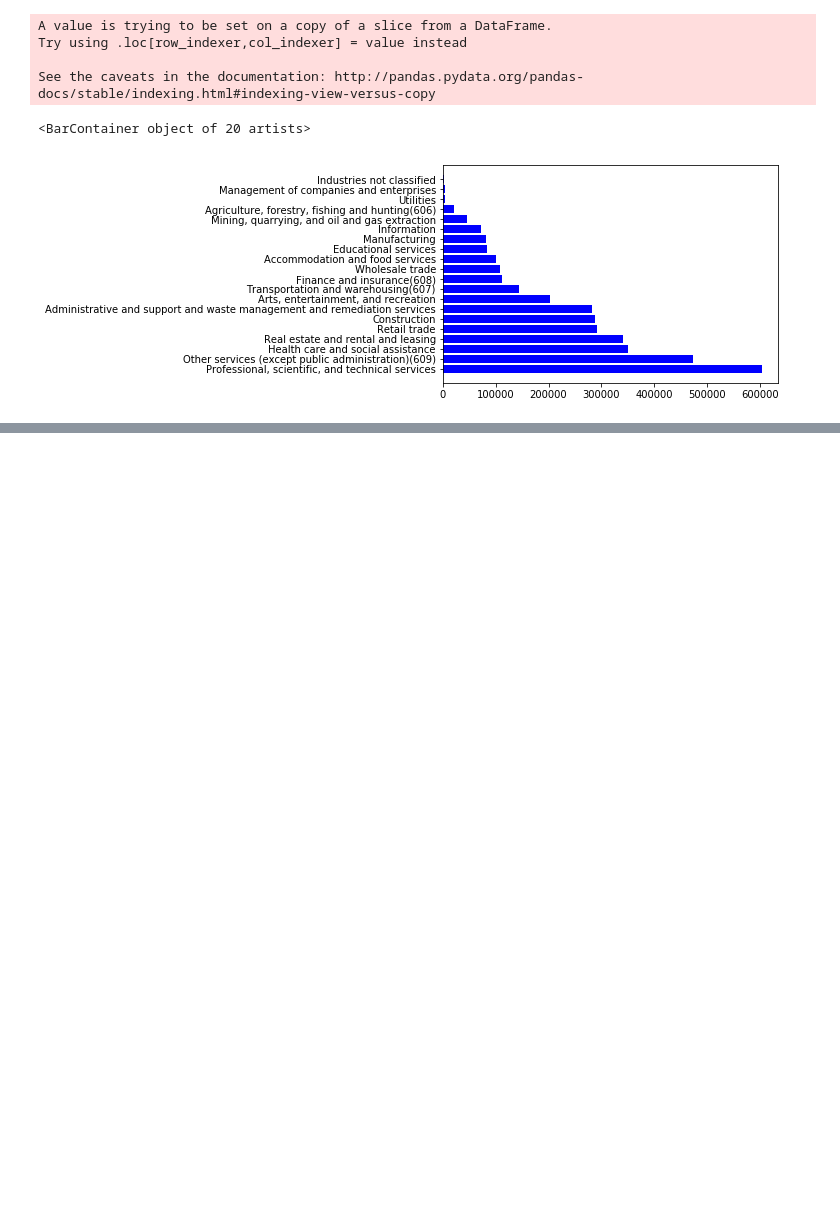
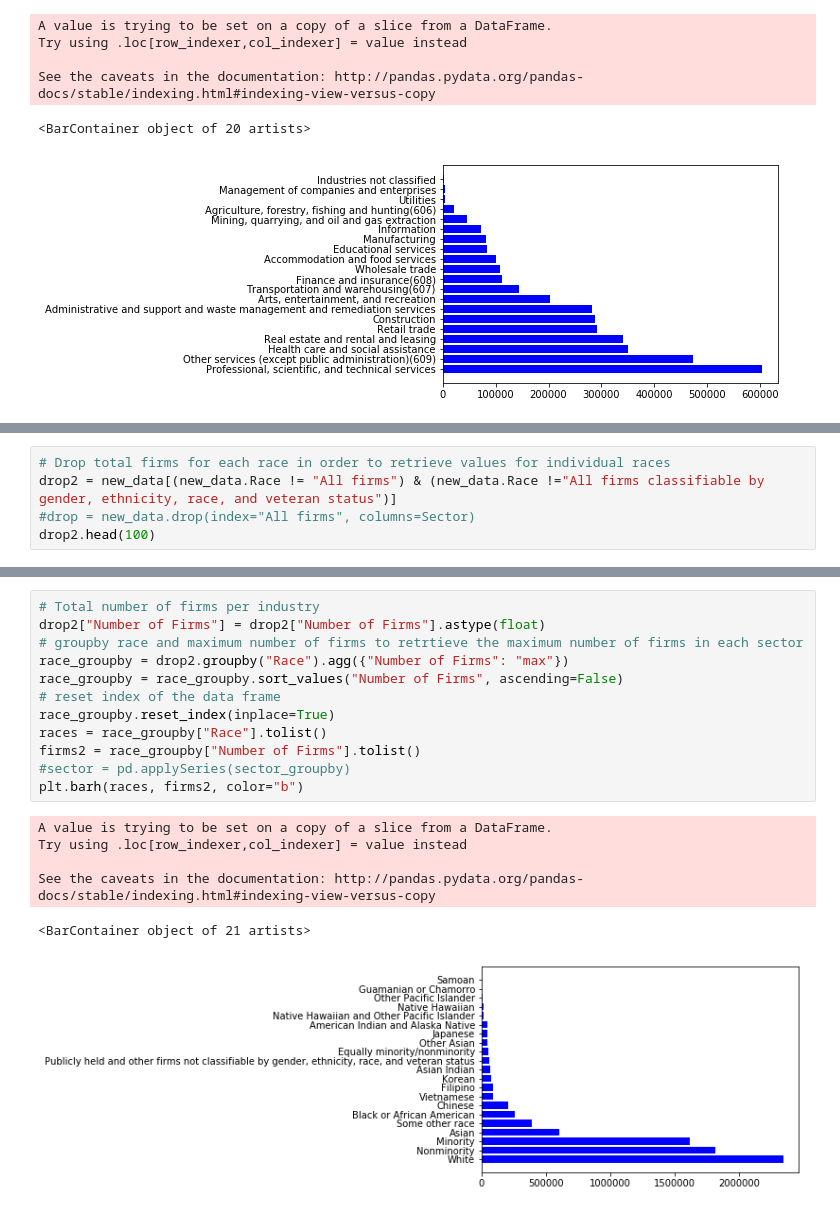
Before and after one commit to tafolabi/Project_Alpha, a Jupyter notebook: Project_Alpha.ipynb, the cells around one changed output, grey strips where cells are left out. Cells and saved outputs as stored; diff of their text form; blank space fills up the shorter version.

Commit message:
made a few more charts and edits

```diff
--- a/Project_Alpha.ipynb
+++ b/Project_Alpha.ipynb
@@ -167,0 +200,5 @@ See the caveats in the documentation: http://pandas.pydata.org/pandas-docs/stabl
+# %%
+# Drop total firms for each race in order to retrieve values for individual races
+drop2 = new_data[(new_data.Race != "All firms") & (new_data.Race !="All firms classifiable by gender, ethnicity, race, and veteran status")]
+#drop = new_data.drop(index="All firms", columns=Sector)
+drop2.head(100)
@@ -167,0 +224,19 @@ See the caveats in the documentation: http://pandas.pydata.org/pandas-docs/stabl
+# %%
+# Total number of firms per industry
+drop2["Number of Firms"] = drop2["Number of Firms"].astype(float)
+# groupby race and maximum number of firms to retrtieve the maximum number of firms in each sector
+race_groupby = drop2.groupby("Race").agg({"Number of Firms": "max"})
+race_groupby = race_groupby.sort_values("Number of Firms", ascending=False)
+# reset index of the data frame
+race_groupby.reset_index(inplace=True)
+races = race_groupby["Race"].tolist()
+firms2 = race_groupby["Number of Firms"].tolist()
+#sector = pd.applySeries(sector_groupby)
+plt.barh(races, firms2, color="b")
+# %% [output]
+A value is trying to be set on a copy of a slice from a DataFrame.
+Try using .loc[row_indexer,col_indexer] = value instead
+
+See the caveats in the documentation: http://pandas.pydata.org/pandas-docs/stable/indexing.html#indexing-view-versus-copy
+<BarContainer object of 21 artists>
+[figure, added]
```
Also changed, not shown: parts of 6 cells of this notebook.
